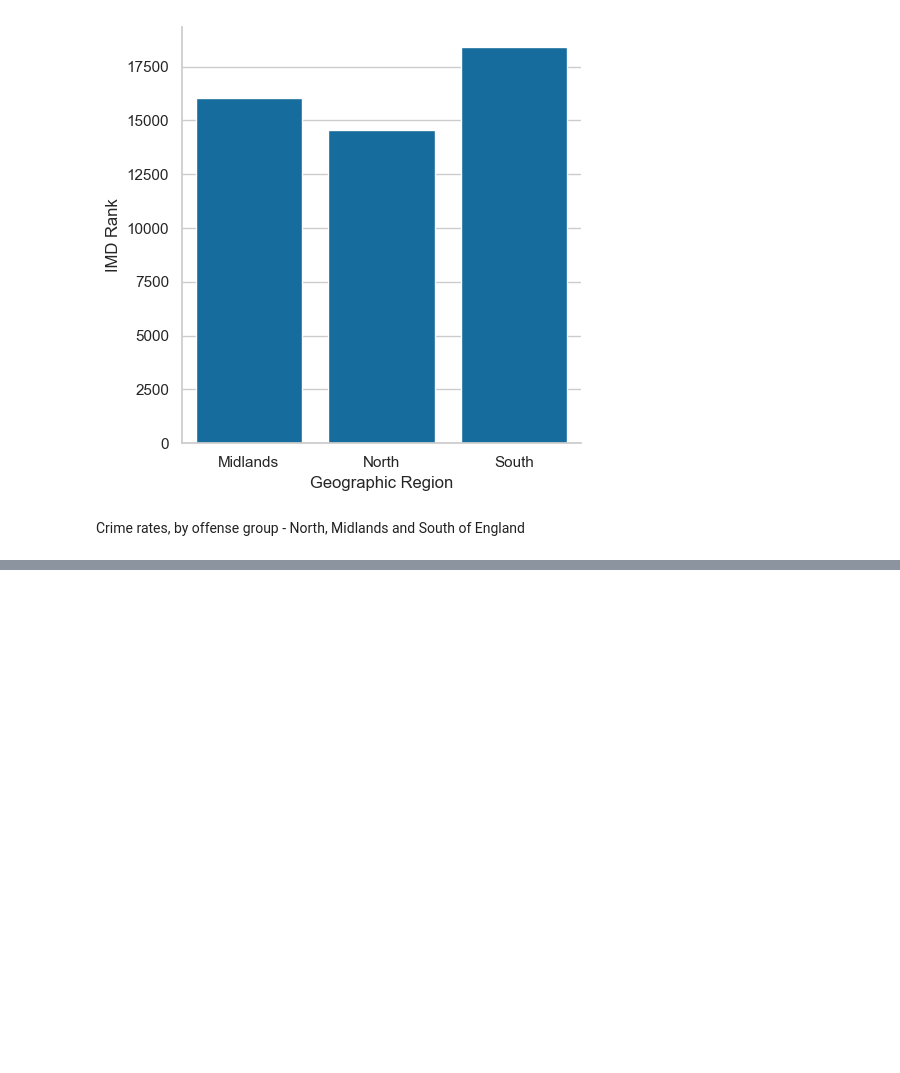
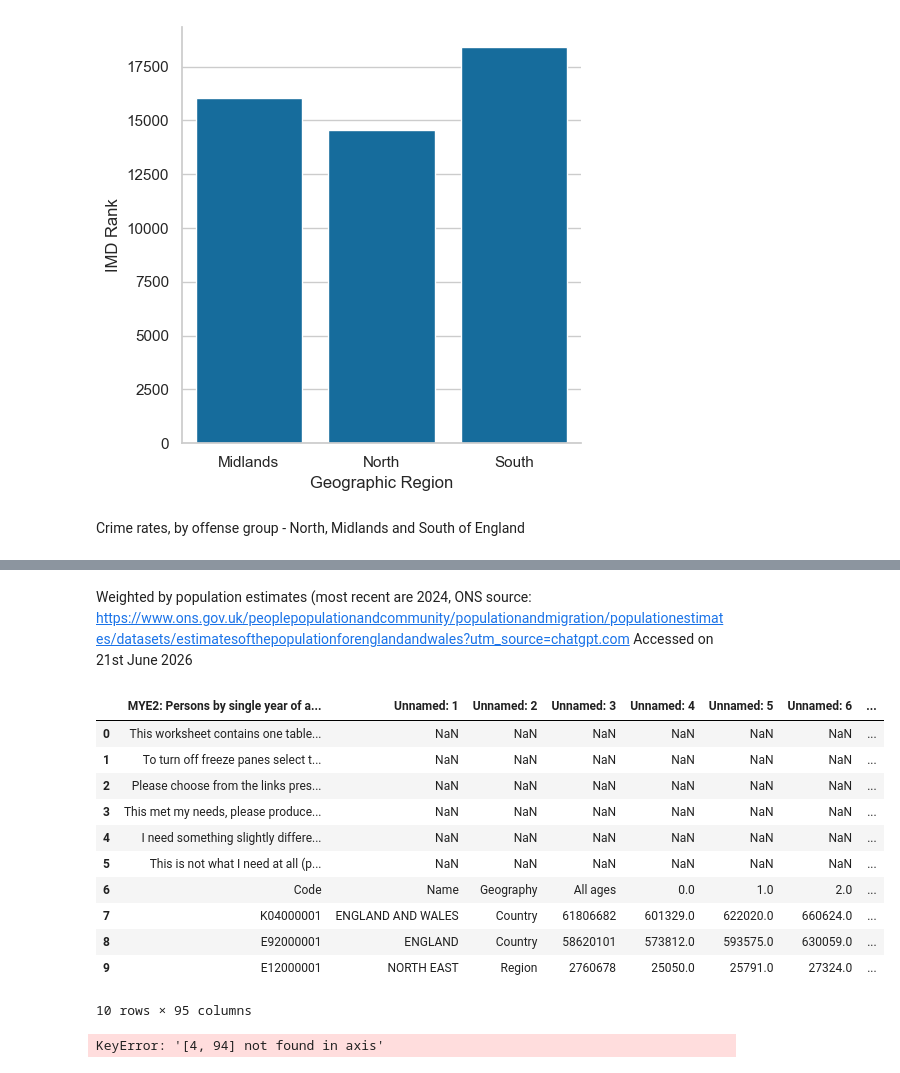
Before and after one commit to idilabdulle/Group-1-Project, a Jupyter notebook: North_Midlands_South_visualisation.ipynb, the cells around one changed output, grey strips where cells are left out. Cells and saved outputs as stored; diff of their text form; code cells hidden in the pictures; blank space fills up the shorter version.

```diff
--- a/North_Midlands_South_visualisation.ipynb
+++ b/North_Midlands_South_visualisation.ipynb
@@ -176,0 +305,30 @@ Name: Number of Offences, dtype: float64
+# %% [markdown]
+Weighted by population estimates (most recent are 2024, ONS
+source: https://www.ons.gov.uk/peoplepopulationandcommunity/populationandmigration/populationestimates/datasets/estimatesofthepopulationforenglandandwales?utm_source=chatgpt.com
+Accessed on 21st June 2026
+# %%
+population_df = pd.read_excel('Mid-2024 Estimates of the population for England and Wales.xlsx', sheet_name='MYE2 - Persons')
+
+display(population_df.head(10))
+
+population_df.drop([4, 94], axis=1, inplace=True)
+
+#population_df.drop(['Unnamed: 4', 'Unnamed: 5', 'Unnamed: 6', 'Unnamed: 7', 'Unnamed: 8', 'Unnamed: 9', 'Unnamed: 10'], axis=1, inplace=True)
+display(population_df.head(10))
+# Cleaning the dataset for use - for this graph
+#population_df_v2 = population_df.drop((0), inplace=True)
+# display(population_df_v2.head(10))
+# %% [output]
+|  | MYE2: Persons by single year of a... | Unnamed: 1 | Unnamed: 2 | Unnamed: 3 | Unnamed: 4 | Unnamed: 5 | Unnamed: 6 | ... |
+| 0 | This worksheet contains one table... | NaN | NaN | NaN | NaN | NaN | NaN | ... |
+| 1 | To turn off freeze panes select t... | NaN | NaN | NaN | NaN | NaN | NaN | ... |
+| 2 | Please choose from the links pres... | NaN | NaN | NaN | NaN | NaN | NaN | ... |
+| 3 | This met my needs, please produce... | NaN | NaN | NaN | NaN | NaN | NaN | ... |
+| 4 | I need something slightly differe... | NaN | NaN | NaN | NaN | NaN | NaN | ... |
+| 5 | This is not what I need at all (p... | NaN | NaN | NaN | NaN | NaN | NaN | ... |
+| 6 | Code | Name | Geography | All ages | 0.0 | 1.0 | 2.0 | ... |
+| 7 | K04000001 | ENGLAND AND WALES | Country | 61806682 | 601329.0 | 622020.0 | 660624.0 | ... |
+| 8 | E92000001 | ENGLAND | Country | 58620101 | 573812.0 | 593575.0 | 630059.0 | ... |
+| 9 | E12000001 | NORTH EAST | Region | 2760678 | 25050.0 | 25791.0 | 27324.0 | ... |
+10 rows × 95 columns
+KeyError: '[4, 94] not found in axis'
```
Also changed, not shown: parts of 5 cells of this notebook, 1 other file.
